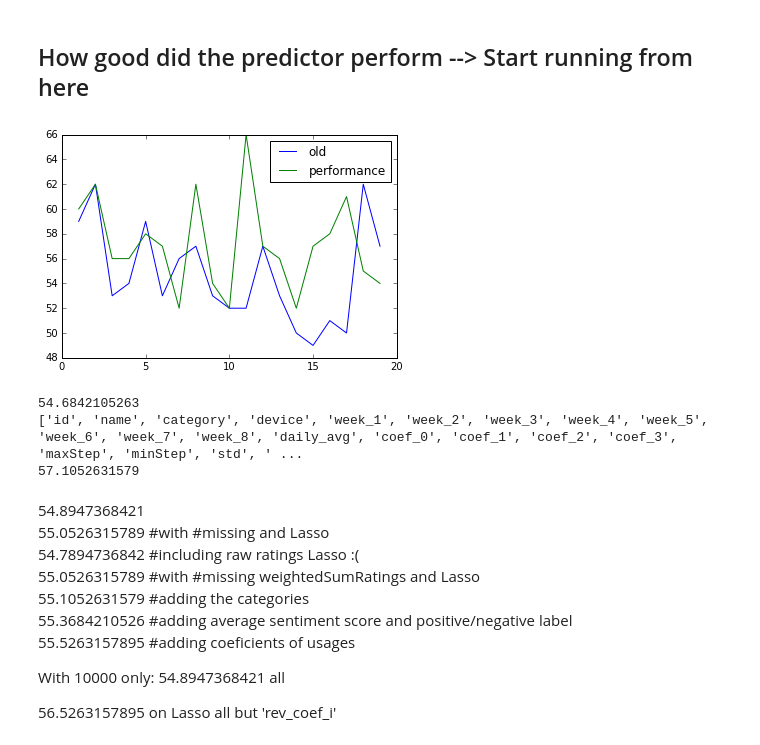
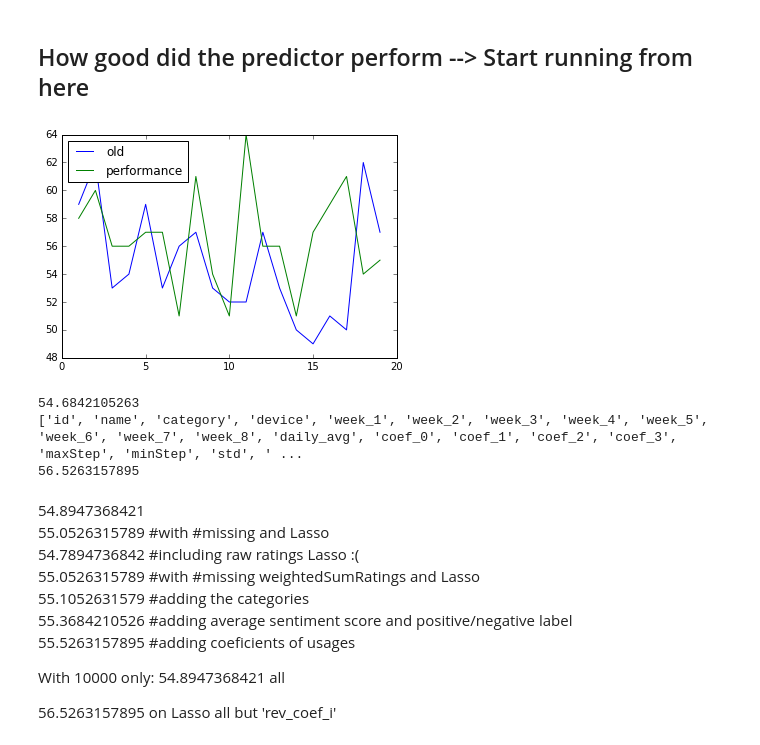
Before and after one commit to vpberges/CS341appranking, a Jupyter notebook: Predictors.ipynb, the cells around one changed output. Drawn from its saved outputs; the diff is of its cells as text; code cells hidden in the pictures.

Commit message:
metric changed

```diff
--- a/Predictors.ipynb
+++ b/Predictors.ipynb
@@ -244,10 +295,11 @@ ratings = pd.merge(downloads.drop(dateRange,1), ratings.drop('Unnamed: 0', 1), h
                    on=["id","name","category"]).replace("NaN",replacementValue)
 # %%
 #This is the metric we use to determine our performance
-def metric(y_pred,y_test):
-    top = int(len(y_pred)/100)
-    return len(set([i[0] for i in sorted(enumerate(y_pred), key=lambda x:x[1],reverse=True)][0:top])
-               .intersection([i[0] for i in sorted(enumerate(y_test), key=lambda x:x[1],reverse=True)][0:top]))
+def metric(y_pred,y_test,percent=1):
+    top = int(len(y_pred)/100*percent)
+    return (len(set([i[0] for i in sorted(enumerate(y_pred), key=lambda x:x[1],reverse=True)][0:top])
+       .intersection([i[0] for i in sorted(enumerate(y_test), key=lambda x:x[1],reverse=True)][0:top])
+               ))/(percent/100.0)/len(y_pred)*100
 # %%
 predictors = pd.read_csv('predictors.csv').drop('Unnamed: 0', 1)
 predictors = predictors.fillna(0)
@@ -308,42 +360,42 @@ new_top = []
 
 test_frac = 0.31  #Fraction of test points
 N = 20   #number of iterations
-l=100  #Size of the top
 np.random.seed(1)
 for i in range(1,N):
     r = np.random.randint(1,429496729)
     X_train, X_test, y_train, y_test = train_test_split(predictors.as_matrix()[:,4:12], output.as_matrix()[:,5], test_size=test_frac, random_state=r)
     X_test = X_test[0:10000]
     y_test = y_test[0:10000]
     old_mod=linear_model.LinearRegression(fit_intercept=False).fit(X_train,y_train)
     old_y_pred =  old_mod.predict(X_test)
     old_top.append(metric(old_y_pred,y_test))
 
 np.random.seed(1)
 for i in range(1,N):
     r = np.random.randint(1,429496729)
     X_train, X_test, y_train, y_test = train_test_split(predictors.as_matrix()[:,4:], output.as_matrix()[:,5], test_size=test_frac, random_state=r)
     X_test = X_test[0:10000]
     y_test = y_test[0:10000]
     #mod=linear_model.LinearRegression(fit_intercept=False).fit(X_train,y_train)
     mod=linear_model.Lasso(alpha=100,fit_intercept=False).fit(X_train,y_train)
+    #mod= RandomForestRegressor(max_features = 1.0/3.0,n_estimators = 100)
     y_pred =  mod.predict(X_test)
     new_top.append(metric(y_pred,y_test))
 if (N<300):
     fig = plt.figure()
     plt.plot(range(1,N),old_top,label="old")
     plt.plot(range(1,N),new_top,label="performance")
     plt.legend(loc='best')
     plt.show()
 
 print 1.0*sum(old_top)/len(old_top)
 print list(predictors.columns.values)
 print 1.0*sum(new_top)/len(new_top)
 # %% [output]
-[figure, old version]
+[figure, new version]
 54.6842105263
 ['id', 'name', 'category', 'device', 'week_1', 'week_2', 'week_3', 'week_4', 'week_5', 'week_6', 'week_7', 'week_8', 'daily_avg', 'coef_0', 'coef_1', 'coef_2', 'coef_3', 'maxStep', 'minStep', 'std', ' ...
-57.1052631579
+56.5263157895
 # %% [markdown]
 54.8947368421
 55.0526315789  #with #missing and Lasso <br/>
```
Also changed, not shown: parts of 15 cells of this notebook.
